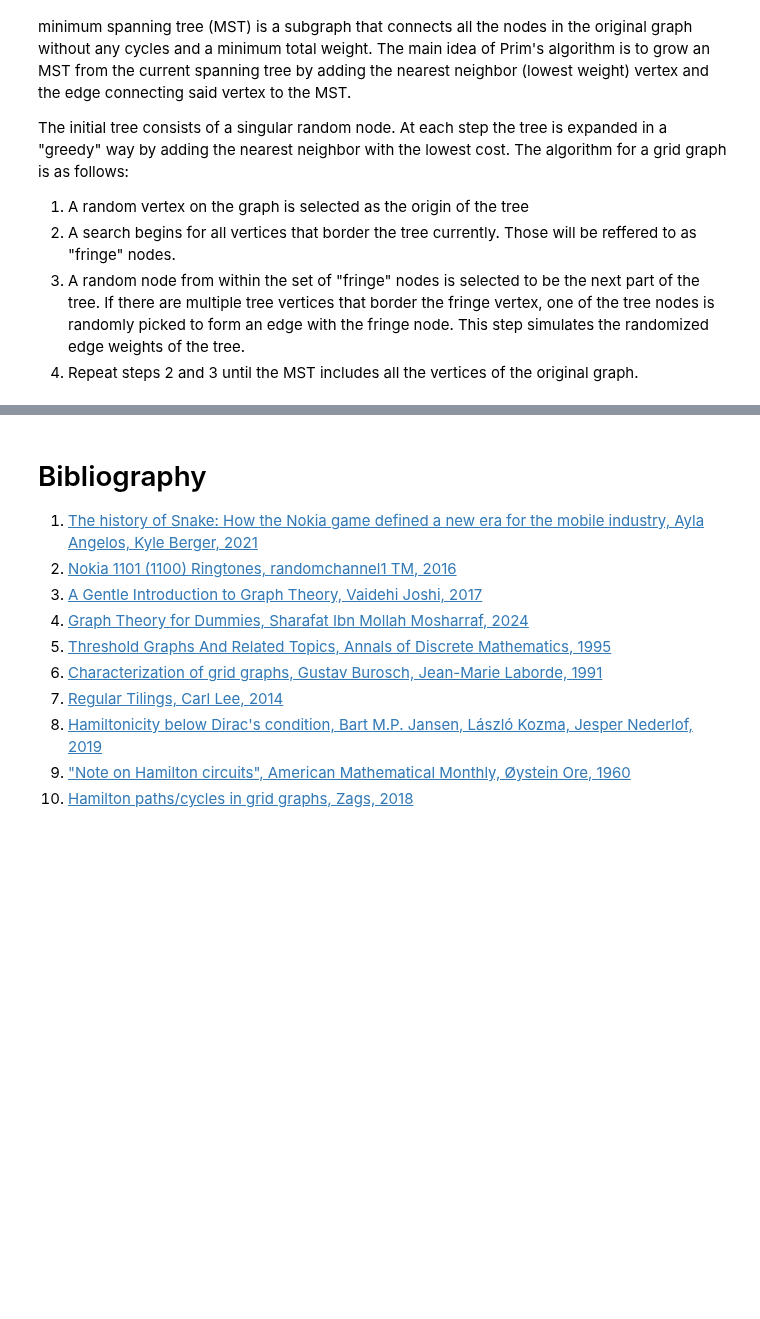
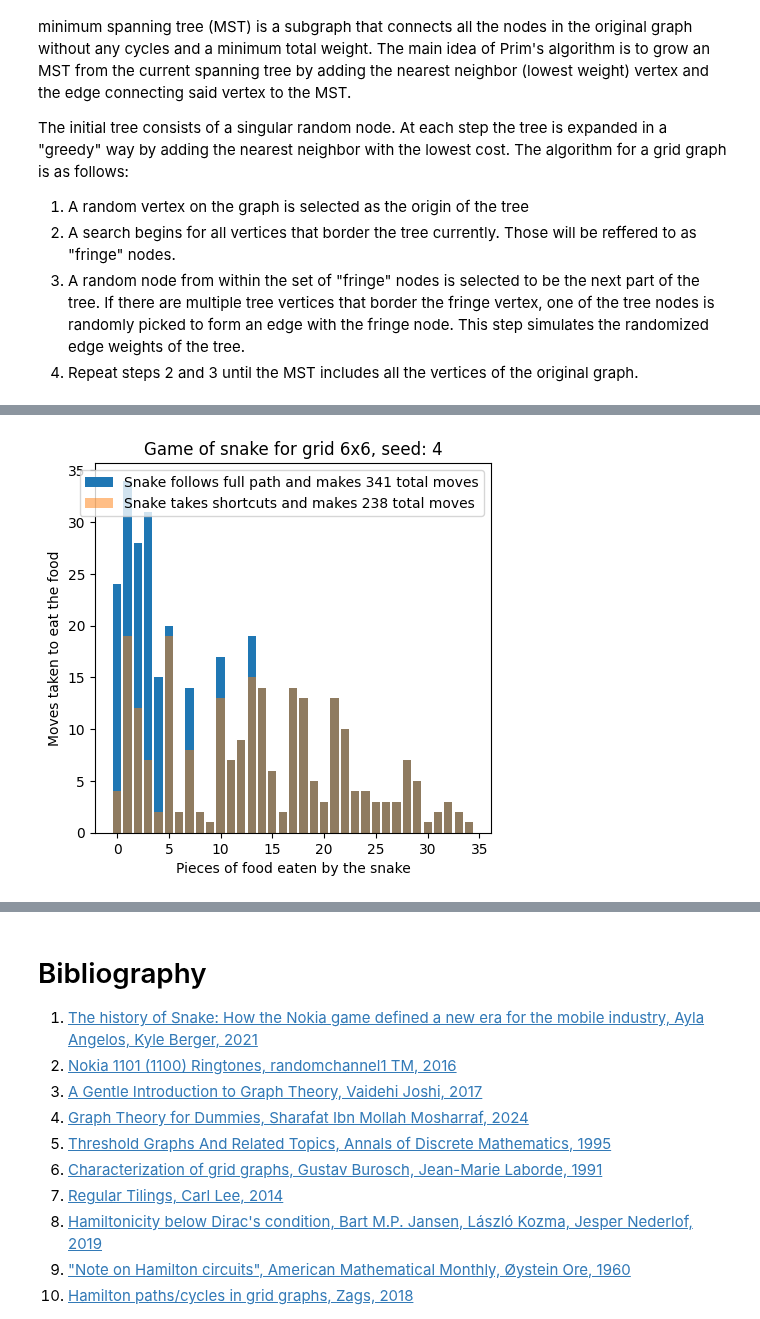
Before and after one commit to SimoAngelov/TravelingSnake, a Jupyter notebook: TheTravelingSnake.ipynb, the cells around one changed output, grey strips where cells are left out. Cells and saved outputs as stored; diff of their text form; code cells hidden in the pictures; blank space fills up the shorter version.

```diff
--- a/TheTravelingSnake.ipynb
+++ b/TheTravelingSnake.ipynb
@@ -300,0 +342,4 @@ The basic premise is to take strategic shortcuts that leads the snake closer to
+# %%
+gd.plot_simulation_data('data/simulation.json')
+# %% [output]
+[figure, added]
```
Also changed, not shown: parts of 22 cells of this notebook, 8 other files.
